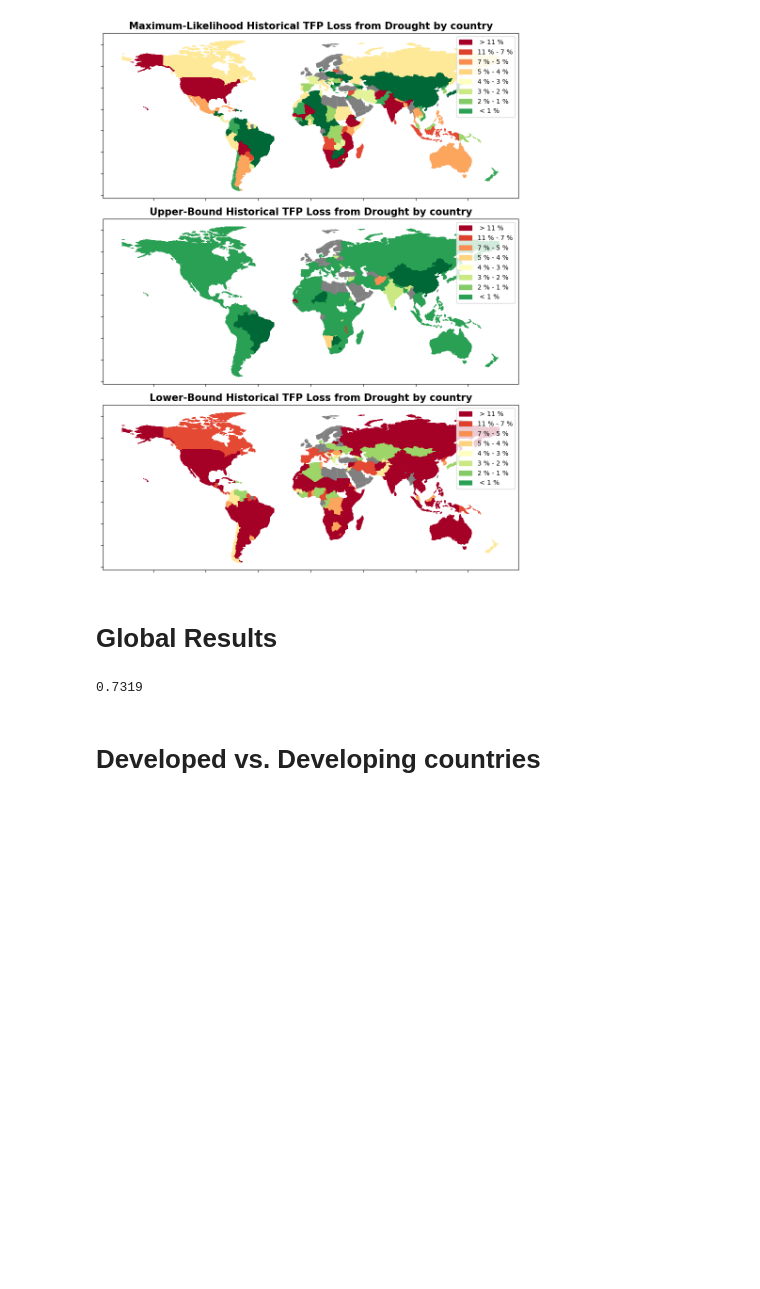
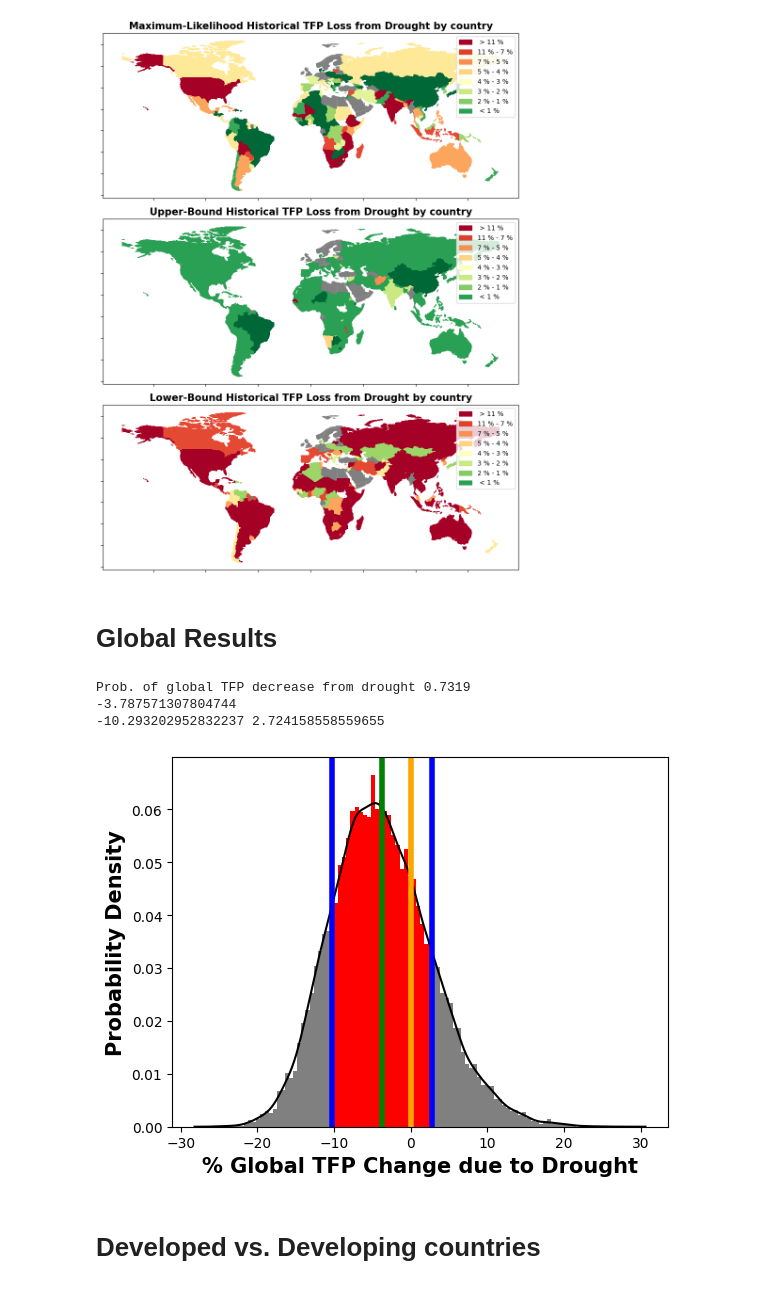
Before and after one commit to greenguy33/climate_econometric_model_comparison, a Jupyter notebook: notebooks/bayesian_drought_model_analysis.ipynb, the cells around one changed output. Cells and saved outputs as stored; diff of their text form; code cells hidden in the pictures; blank space fills up the shorter version.

Commit message:
new figures

```diff
--- a/notebooks/bayesian_drought_model_analysis.ipynb
+++ b/notebooks/bayesian_drought_model_analysis.ipynb
@@ -51,4 +18,0 @@ az.summary(trace, var_names=model_vars)
-# %%
-for index, r_hat in enumerate(az.summary(trace, var_names=model_vars)["r_hat"]):
-    if r_hat > 1.05:
-        print(index, r_hat)
@@ -57,8 +18,0 @@ for index, r_hat in enumerate(az.summary(trace, var_names=model_vars)["r_hat"]):
-# %%
-tfp_regression_data = pd.read_csv("../data/regression/tfp_regression_data.csv").dropna().reset_index(drop=True)
-scaled_vars = {}
-unscaled_vars = {}
-for index, var in enumerate(var_list[-20:]):
-    scaled_vars[var] = posterior.posterior.region_rs_coefs[:,:,:,index].data.flatten()
-for var, samples in scaled_vars.items():
-    unscaled_vars[var] = np.array(samples) * np.std(tfp_regression_data.fd_ln_tfp)
@@ -429,54 +230,40 @@ plt.savefig("../figures/drought_fig4.png", bbox_inches='tight')
 # %%
-revenue_data = pd.read_csv("../data/revenue_shares.csv")
-country_weights = {}
-for row in revenue_data.itertuples():
-    if row[3] in set(tfp_regression_data.country):
-        country_weights[row[3]] = np.mean([row[5],row[6],row[7],row[8],row[9],row[10]])
-weight_sum = sum(list(country_weights.values()))
-for country, val in country_weights.items():
-    country_weights[country] = val/weight_sum
-
 global_effect = [0]*len(unscaled_vars["AFG_country_fixed_effect"])
 for country in set(tfp_regression_data.country):
     country_effect = [0]*len(unscaled_vars["AFG_country_fixed_effect"])
     for i in range(droughts_by_country[country]):
         country_effect += unscaled_vars[country+"_country_fixed_effect"] * country_weights[country]
     global_effect += country_effect
 
-print(len([math.expm1(val)*100 for val in global_effect if val < 0])/20000)
+global_effect_percent = [math.expm1(val)*100 for val in global_effect]
 
-# global_percent_loss_by_country = {
-#     country:np.array([math.expm1(val)*100 for val in effect_by_country[country]])
-#     for country in set(tfp_regression_data.country)
-# }
+print("Prob. of global TFP decrease from drought", len([val for val in global_effect_percent if val < 0])/20000)
+print(np.mean(global_effect_percent))
 
-# global_loss = [0] * len(unscaled_vars["AFG_country_fixed_effect"])
-# for country, loss in percent_loss_by_country.items():
-#     global_loss += loss * country_weights[country]
+q1 = np.quantile(global_effect_percent, .16)
+q2 = np.quantile(global_effect_percent, .84)
+print(q1, q2)
+fig, ax = plt.subplots()
+_, bins, patches = ax.hist(global_effect_percent, bins=100, density=True)
+sns.kdeplot(global_effect_percent, ax=ax, color="black")
+ax.axvline(q1, color = "blue", linewidth=4)
+ax.axvline(q2, color = "blue", linewidth=4)
+ax.axvline(0, color = "orange", linewidth=4)
+ax.axvline(np.mean(global_effect_percent), color = "green", linewidth=4)
+for index, bin in enumerate(bins):
+    if index != len(bins)-1:
+        if bin < q1 or bin > q2:
+            patches[index].set_facecolor("gray")
+        else:
+            patches[index].set_facecolor("red")
 
-# print(len([val for val in global_loss if val < 0])/20000)
-
-# data = [math.expm1(val)*100 for val in posterior.posterior.global_region_rs_mean.data.flatten()]
-# q1 = np.quantile(data, .16)
-# q2 = np.quantile(data, .84)
-# fig, ax = plt.subplots()
-# _, bins, patches = ax.hist(data, bins=100, density=True)
-# sns.kdeplot(data, ax=ax, color="black")
-# ax.axvline(q1, color = "blue", linewidth=4)
-# ax.axvline(q2, color = "blue", linewidth=4)
-# ax.axvline(0, color = "orange", linewidth=4)
-# ax.axvline(np.mean(data), color = "green", linewidth=4)
-# for index, bin in enumerate(bins):
-#     if index != len(bins)-1:
-#         if bin < q1 or bin > q2:
-#             patches[index].set_facecolor("gray")
-#         else:
-#             patches[index].set_facecolor("red")
-
-# plt.xlabel("% Global TFP Decrease due to Drought", size=15, weight="bold")
-# plt.ylabel("Probability Density", size=15, weight="bold")
-# plt.savefig("../figures/drought_fig5.png", bbox_inches='tight')
+plt.xlabel("% Global TFP Change due to Drought", size=15, weight="bold")
+plt.ylabel("Probability Density", size=15, weight="bold")
+plt.savefig("../figures/drought_fig5.png", bbox_inches='tight')
 # %% [output]
-0.7319
+Prob. of global TFP decrease from drought 0.7319
+-3.787571307804744
+-10.293202952832237 2.724158558559655
+[figure, added]
 # %% [markdown]
 # Developed vs. Developing countries
```
Also changed, not shown: parts of 26 cells of this notebook, 4 other files.
